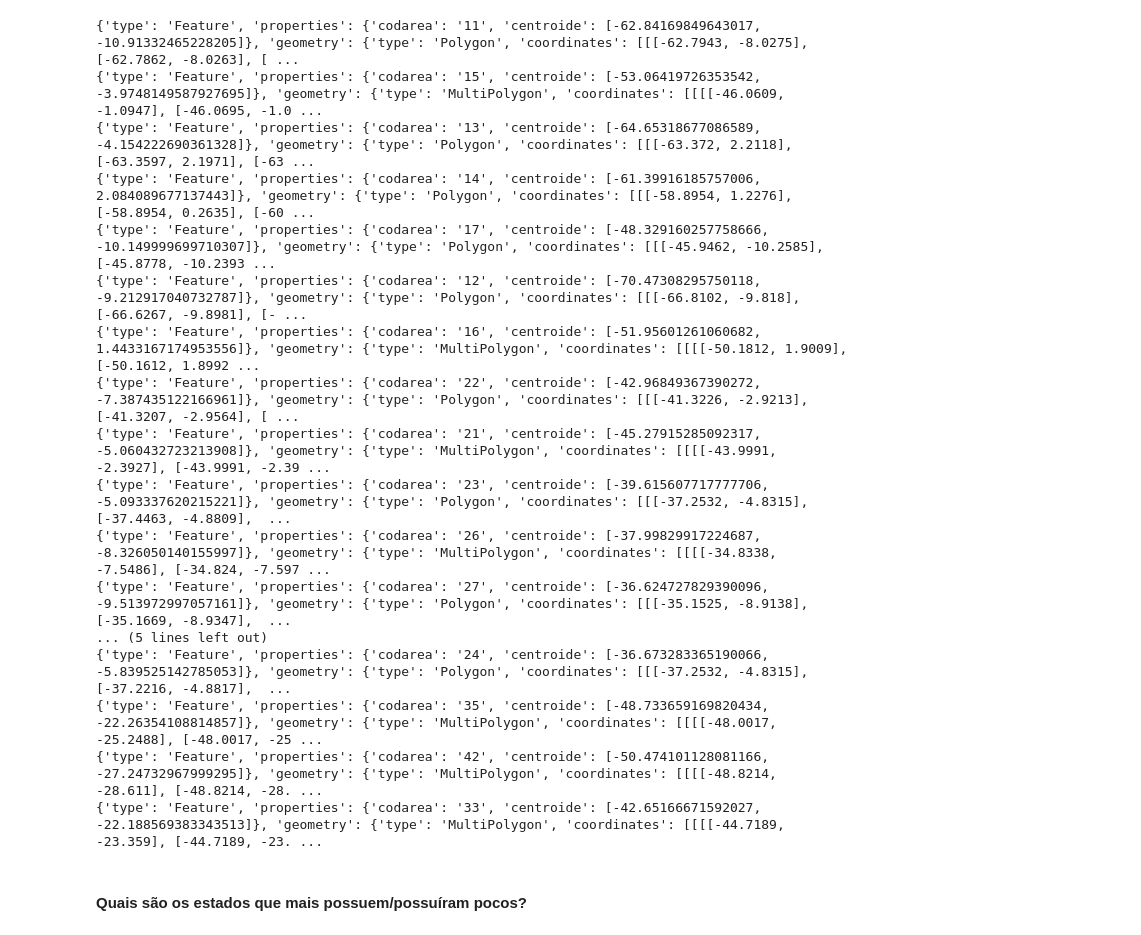
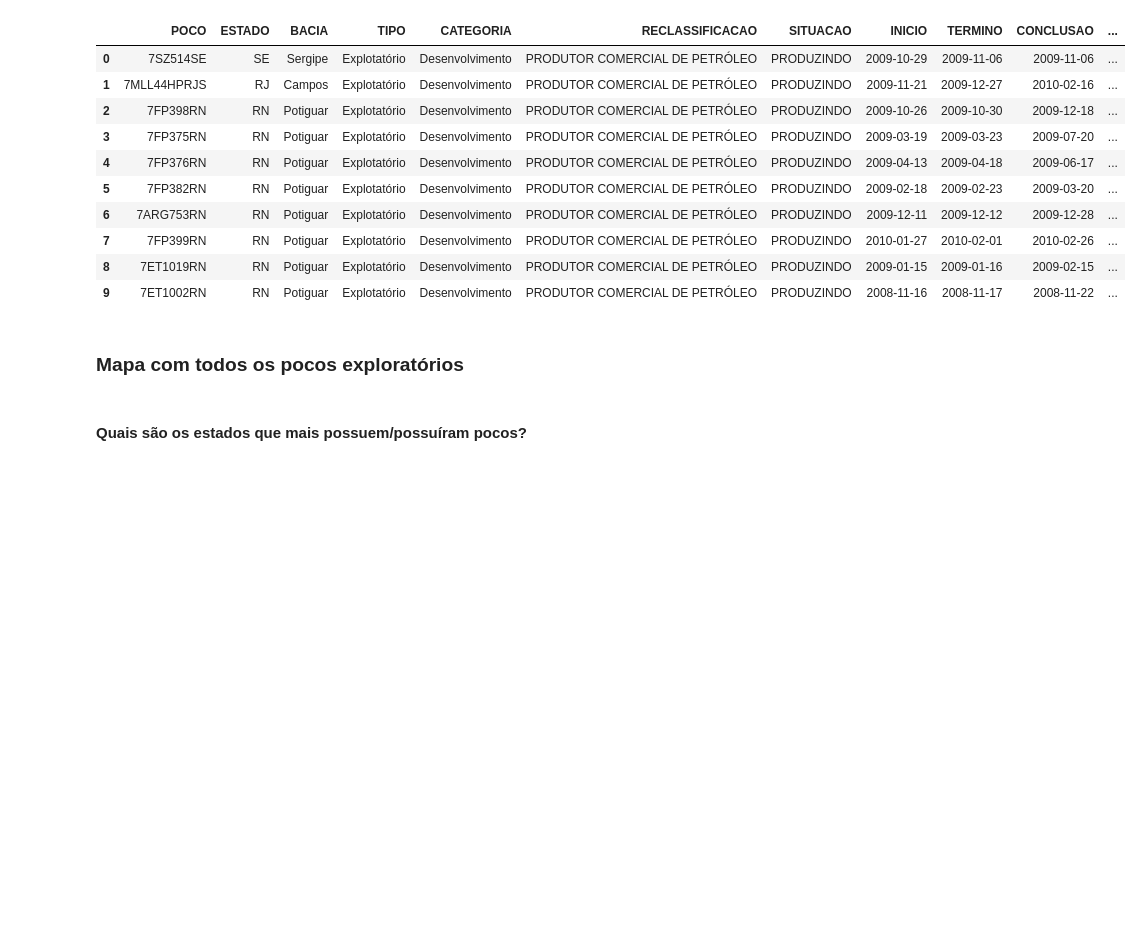
Before and after one commit to vitorhenriquec/oil_production_brazil, a Jupyter notebook: Oil_Wells.ipynb, the cells around one changed output. Drawn from its saved outputs; the diff is of its cells as text; code cells hidden in the pictures; blank space fills up the shorter version.

Commit message:
Adicionando mapas iniciais

```diff
--- a/Oil_Wells.ipynb
+++ b/Oil_Wells.ipynb
@@ -49,0 +27,11 @@ data.head()
+# %%
+def get_produtors(dfs):
+    '''
+    Filters producting wells in a field
+    '''
+    productor = dfs[(dfs['TIPO']==u'Explotatório') &
+                    (dfs['SITUACAO']=='PRODUZINDO') &
+                    (dfs['CATEGORIA']=='Desenvolvimento') &
+                    (dfs['RECLASSIFICACAO']==u'PRODUTOR COMERCIAL DE PETRÓLEO')]
+    productor.reset_index(inplace=True)
+    return productor
@@ -50,3 +59,19 @@ data.head()
+# %%
+pai.head(10)
+# %% [output]
+|  | POCO | ESTADO | BACIA | TIPO | CATEGORIA | RECLASSIFICACAO | SITUACAO | INICIO | TERMINO | CONCLUSAO | ... |
+| 0 | 7SZ514SE | SE | Sergipe | Explotatório | Desenvolvimento | PRODUTOR COMERCIAL DE PETRÓLEO | PRODUZINDO | 2009-10-29 | 2009-11-06 | 2009-11-06 | ... |
+| 1 | 7MLL44HPRJS | RJ | Campos | Explotatório | Desenvolvimento | PRODUTOR COMERCIAL DE PETRÓLEO | PRODUZINDO | 2009-11-21 | 2009-12-27 | 2010-02-16 | ... |
+| 2 | 7FP398RN | RN | Potiguar | Explotatório | Desenvolvimento | PRODUTOR COMERCIAL DE PETRÓLEO | PRODUZINDO | 2009-10-26 | 2009-10-30 | 2009-12-18 | ... |
+| 3 | 7FP375RN | RN | Potiguar | Explotatório | Desenvolvimento | PRODUTOR COMERCIAL DE PETRÓLEO | PRODUZINDO | 2009-03-19 | 2009-03-23 | 2009-07-20 | ... |
+| 4 | 7FP376RN | RN | Potiguar | Explotatório | Desenvolvimento | PRODUTOR COMERCIAL DE PETRÓLEO | PRODUZINDO | 2009-04-13 | 2009-04-18 | 2009-06-17 | ... |
+| 5 | 7FP382RN | RN | Potiguar | Explotatório | Desenvolvimento | PRODUTOR COMERCIAL DE PETRÓLEO | PRODUZINDO | 2009-02-18 | 2009-02-23 | 2009-03-20 | ... |
+| 6 | 7ARG753RN | RN | Potiguar | Explotatório | Desenvolvimento | PRODUTOR COMERCIAL DE PETRÓLEO | PRODUZINDO | 2009-12-11 | 2009-12-12 | 2009-12-28 | ... |
+| 7 | 7FP399RN | RN | Potiguar | Explotatório | Desenvolvimento | PRODUTOR COMERCIAL DE PETRÓLEO | PRODUZINDO | 2010-01-27 | 2010-02-01 | 2010-02-26 | ... |
+| 8 | 7ET1019RN | RN | Potiguar | Explotatório | Desenvolvimento | PRODUTOR COMERCIAL DE PETRÓLEO | PRODUZINDO | 2009-01-15 | 2009-01-16 | 2009-02-15 | ... |
+| 9 | 7ET1002RN | RN | Potiguar | Explotatório | Desenvolvimento | PRODUTOR COMERCIAL DE PETRÓLEO | PRODUZINDO | 2008-11-16 | 2008-11-17 | 2008-11-22 | ... |
+# %% [markdown]
+### Mapa com todos os pocos exploratórios
 # %%
 headers = {
     'Content-Type': 'application/json;charset=UTF-8',
@@ -58,27 +83,6 @@ headers = {
 }
 # %%
 geo_json_br = requests.get("https://servicodados.ibge.gov.br/api/v2/malhas/?resolucao=2&formato=application/vnd.geo+json",headers=headers).json()
-# %%
-for loc in geo_json_br["features"]:
-    print(loc)
-# %% [output]
-{'type': 'Feature', 'properties': {'codarea': '11', 'centroide': [-62.84169849643017, -10.91332465228205]}, 'geometry': {'type': 'Polygon', 'coordinates': [[[-62.7943, -8.0275], [-62.7862, -8.0263], [ ...
-{'type': 'Feature', 'properties': {'codarea': '15', 'centroide': [-53.06419726353542, -3.9748149587927695]}, 'geometry': {'type': 'MultiPolygon', 'coordinates': [[[[-46.0609, -1.0947], [-46.0695, -1.0 ...
-{'type': 'Feature', 'properties': {'codarea': '13', 'centroide': [-64.65318677086589, -4.154222690361328]}, 'geometry': {'type': 'Polygon', 'coordinates': [[[-63.372, 2.2118], [-63.3597, 2.1971], [-63 ...
-{'type': 'Feature', 'properties': {'codarea': '14', 'centroide': [-61.39916185757006, 2.084089677137443]}, 'geometry': {'type': 'Polygon', 'coordinates': [[[-58.8954, 1.2276], [-58.8954, 0.2635], [-60 ...
-{'type': 'Feature', 'properties': {'codarea': '17', 'centroide': [-48.329160257758666, -10.149999699710307]}, 'geometry': {'type': 'Polygon', 'coordinates': [[[-45.9462, -10.2585], [-45.8778, -10.2393 ...
-{'type': 'Feature', 'properties': {'codarea': '12', 'centroide': [-70.47308295750118, -9.212917040732787]}, 'geometry': {'type': 'Polygon', 'coordinates': [[[-66.8102, -9.818], [-66.6267, -9.8981], [- ...
-{'type': 'Feature', 'properties': {'codarea': '16', 'centroide': [-51.95601261060682, 1.4433167174953556]}, 'geometry': {'type': 'MultiPolygon', 'coordinates': [[[[-50.1812, 1.9009], [-50.1612, 1.8992 ...
-{'type': 'Feature', 'properties': {'codarea': '22', 'centroide': [-42.96849367390272, -7.387435122166961]}, 'geometry': {'type': 'Polygon', 'coordinates': [[[-41.3226, -2.9213], [-41.3207, -2.9564], [ ...
-{'type': 'Feature', 'properties': {'codarea': '21', 'centroide': [-45.27915285092317, -5.060432723213908]}, 'geometry': {'type': 'MultiPolygon', 'coordinates': [[[[-43.9991, -2.3927], [-43.9991, -2.39 ...
-{'type': 'Feature', 'properties': {'codarea': '23', 'centroide': [-39.615607717777706, -5.093337620215221]}, 'geometry': {'type': 'Polygon', 'coordinates': [[[-37.2532, -4.8315], [-37.4463, -4.8809],  ...
-{'type': 'Feature', 'properties': {'codarea': '26', 'centroide': [-37.99829917224687, -8.326050140155997]}, 'geometry': {'type': 'MultiPolygon', 'coordinates': [[[[-34.8338, -7.5486], [-34.824, -7.597 ...
-{'type': 'Feature', 'properties': {'codarea': '27', 'centroide': [-36.624727829390096, -9.513972997057161]}, 'geometry': {'type': 'Polygon', 'coordinates': [[[-35.1525, -8.9138], [-35.1669, -8.9347],  ...
-... (5 lines left out)
-{'type': 'Feature', 'properties': {'codarea': '24', 'centroide': [-36.673283365190066, -5.839525142785053]}, 'geometry': {'type': 'Polygon', 'coordinates': [[[-37.2532, -4.8315], [-37.2216, -4.8817],  ...
-{'type': 'Feature', 'properties': {'codarea': '35', 'centroide': [-48.733659169820434, -22.26354108814857]}, 'geometry': {'type': 'MultiPolygon', 'coordinates': [[[[-48.0017, -25.2488], [-48.0017, -25 ...
-{'type': 'Feature', 'properties': {'codarea': '42', 'centroide': [-50.474101128081166, -27.24732967999295]}, 'geometry': {'type': 'MultiPolygon', 'coordinates': [[[[-48.8214, -28.611], [-48.8214, -28. ...
-{'type': 'Feature', 'properties': {'codarea': '33', 'centroide': [-42.65166671592027, -22.188569383343513]}, 'geometry': {'type': 'MultiPolygon', 'coordinates': [[[[-44.7189, -23.359], [-44.7189, -23. ...
 # %% [markdown]
 #### Quais são os estados que mais possuem/possuíram pocos?
 # %%
```
Also changed, not shown: parts of 39 cells of this notebook, 34 other files.
